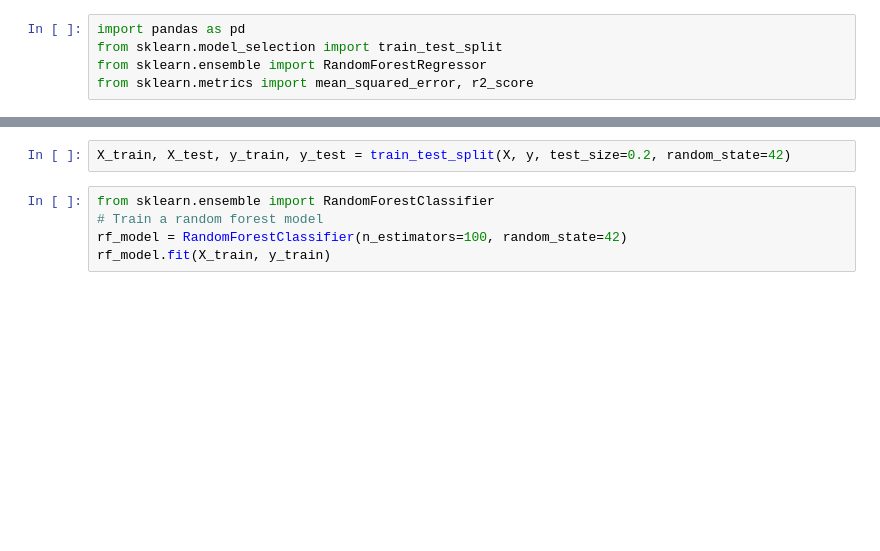
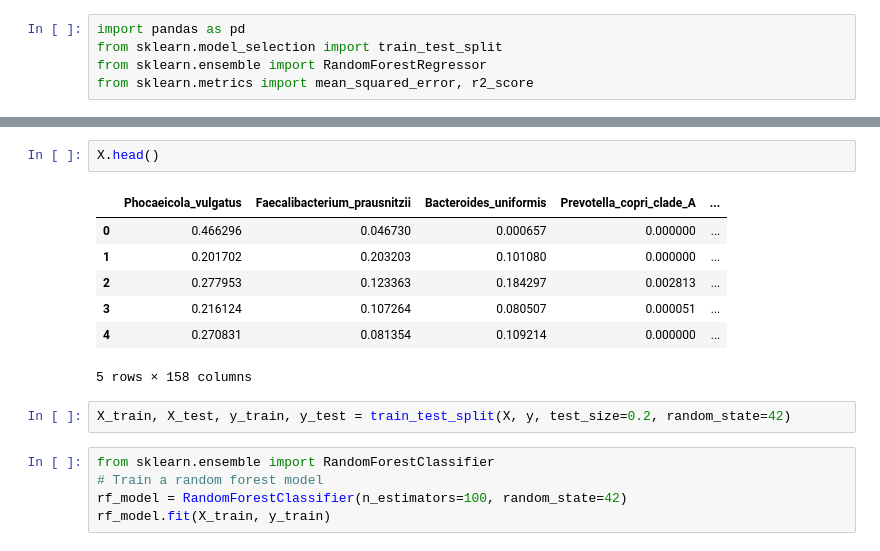
Before and after one commit to ChrisYang249/Inflammation, a Jupyter notebook: prediction.ipynb, the cells around one changed output, grey strips where cells are left out. Saved outputs shown, nothing was run; the diff lists cells and outputs as text; blank space fills up the shorter version.

```diff
--- a/prediction.ipynb
+++ b/prediction.ipynb
@@ -17,3 +15,13 @@ y = df['IgA ASCA EU']  # or another inflammation marker
+# %%
+X.head()
+# %% [output]
+|  | Phocaeicola_vulgatus | Faecalibacterium_prausnitzii | Bacteroides_uniformis | Prevotella_copri_clade_A | ... |
+| 0 | 0.466296 | 0.046730 | 0.000657 | 0.000000 | ... |
+| 1 | 0.201702 | 0.203203 | 0.101080 | 0.000000 | ... |
+| 2 | 0.277953 | 0.123363 | 0.184297 | 0.002813 | ... |
+| 3 | 0.216124 | 0.107264 | 0.080507 | 0.000051 | ... |
+| 4 | 0.270831 | 0.081354 | 0.109214 | 0.000000 | ... |
+5 rows × 158 columns
 # %%
 X_train, X_test, y_train, y_test = train_test_split(X, y, test_size=0.2, random_state=42)
 # %%
```
Also changed, not shown: parts of 7 cells of this notebook, 9 other files.
